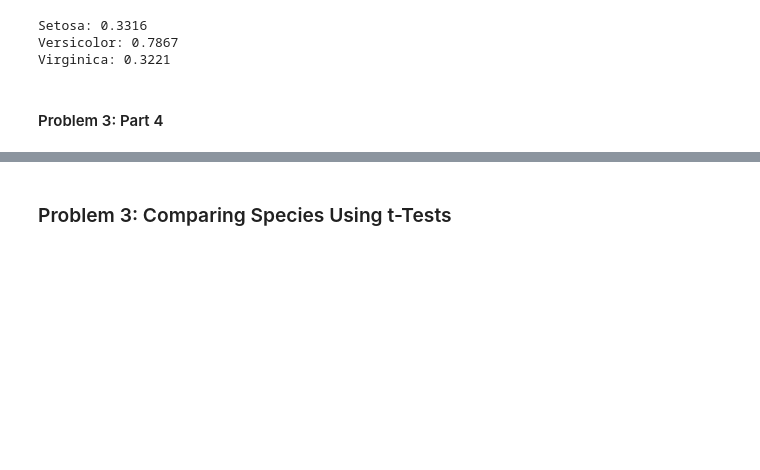
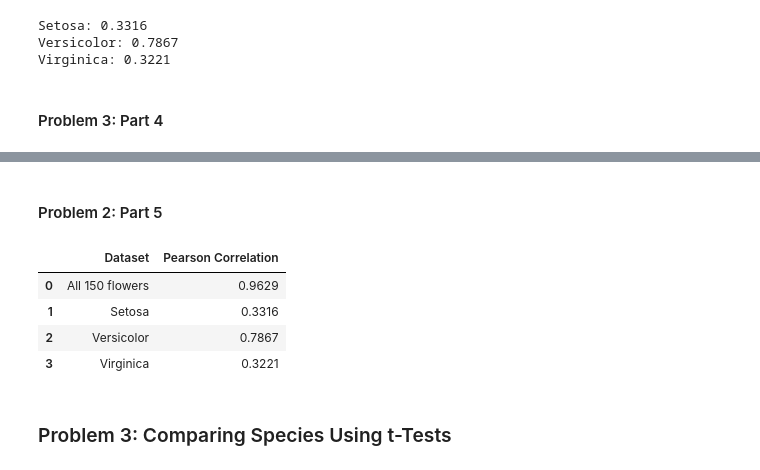
Before and after one commit to philipcullen93/applied_statistics, a Jupyter notebook: problems.ipynb, the cells around one changed output, grey strips where cells are left out. Cells and saved outputs as stored; diff of their text form; code cells hidden in the pictures; blank space fills up the shorter version.

```diff
--- a/problems.ipynb
+++ b/problems.ipynb
@@ -449,3 +452,40 @@ plt.show()
+# %% [markdown]
+#### Problem 2: Part 5
+# %%
+# Create a table containing the Pearson correlation coefficients
+correlation_results = [
+    {
+        "Dataset": "All 150 flowers",
+        "Pearson Correlation": correlation
+    },
+    {
+        "Dataset": "Setosa",
+        "Pearson Correlation": setosa_corr
+    },
+    {
+        "Dataset": "Versicolor",
+        "Pearson Correlation": versicolor_corr
+    },
+    {
+        "Dataset": "Virginica",
+        "Pearson Correlation": virginica_corr
+    }
+]
+
+# Convert the results into a DataFrame
+correlation_df = pd.DataFrame(correlation_results)
+
+# Round the correlation coefficients to four decimal places
+correlation_rounded = correlation_df.round(4)
+
+# Display the table
+display(correlation_rounded)
+# %% [output]
+|  | Dataset | Pearson Correlation |
+| 0 | All 150 flowers | 0.9629 |
+| 1 | Setosa | 0.3316 |
+| 2 | Versicolor | 0.7867 |
+| 3 | Virginica | 0.3221 |
 # %% [markdown]
 ### Problem 3: Comparing Species Using t-Tests
 # %% [markdown]
```
Also changed, not shown: parts of 1 cell of this notebook.
